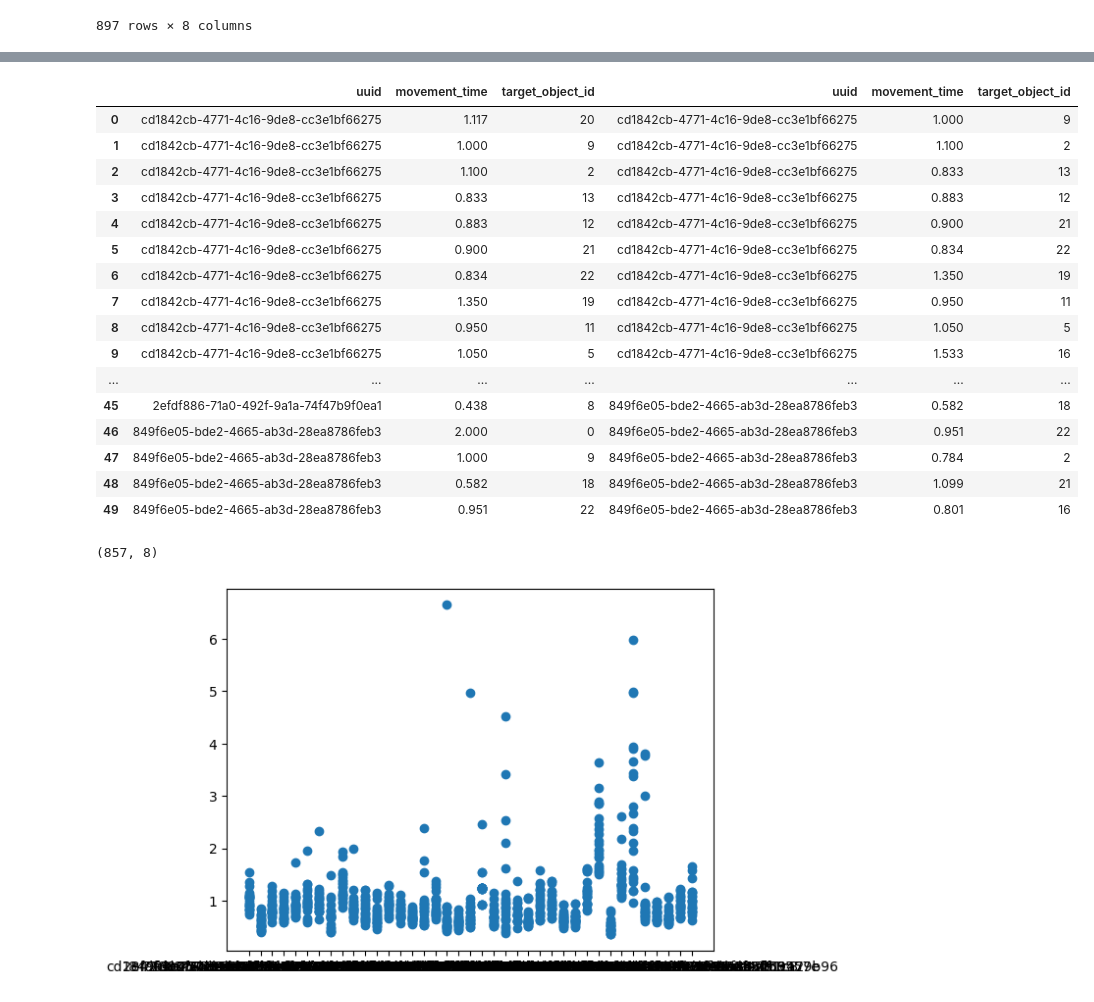
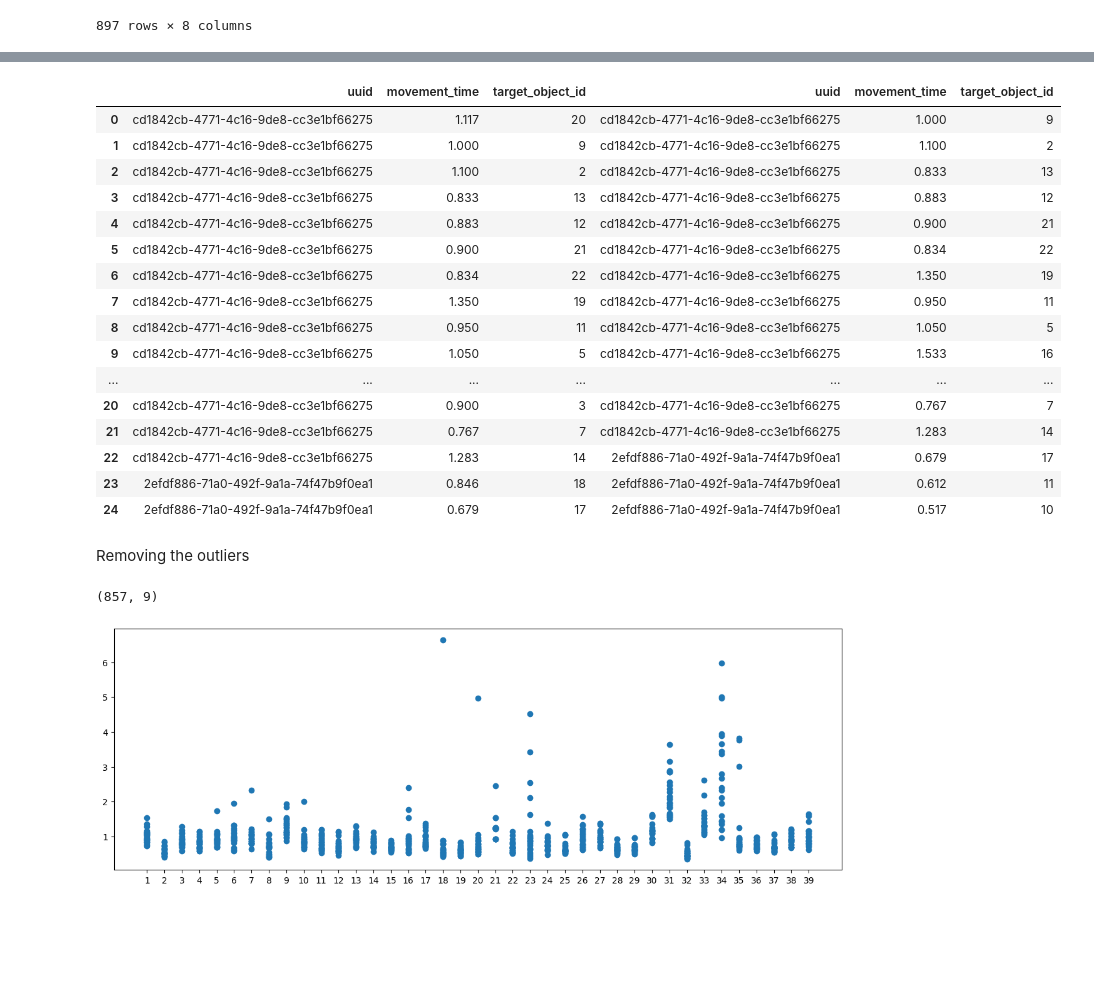
Before and after one commit to Baranuel/fitts-law-ML, a Jupyter notebook: fitts_law_ML.ipynb, the cells around one changed output, grey strips where cells are left out. Drawn from its saved outputs; the diff is of its cells as text; code cells hidden in the pictures; blank space fills up the shorter version.

```diff
--- a/fitts_law_ML.ipynb
+++ b/fitts_law_ML.ipynb
@@ -30 +103,7 @@ df.sort_values('movement_time', ascending=False)
+# %%
+# Create an index mapping for UUIDs to unique integers as strings
+uuid_to_index = {uuid: str(i) for i, uuid in enumerate(df['uuid'].unique(), start=1)}
+
+# Add a new column 'uuid_index' to the original DataFrame
+df['uuid_index'] = df['uuid'].map(uuid_to_index)
 # %%
@@ -40,21 +124,9 @@ pyplot.show()
 # %%
 # Remove the first entry for every user
-def remove_first_entry_per_user(dataframe):
-    drop_indices = []
-    seen = set()
-
-    for index, row in dataframe.iterrows():
-        uuid = row['uuid']
-        if uuid in seen:
-            continue
-        drop_indices.append(index)
-        seen.add(uuid)
-
-    return dataframe.drop(index=drop_indices).reset_index(drop=True)
-
-main_data = remove_first_entry_per_user(df)
+main_data = remove_first_entry_per_user(df).copy()
 main_data.shape
 
-pyplot.scatter(main_data['uuid'], main_data['movement_time'])
+pyplot.figure(figsize=(15, 5))
+pyplot.scatter(main_data['uuid_index'], main_data['movement_time'])
 # %% [output]
 <matplotlib.collections.PathCollection at 0x...>
@@ -62,34 +134,32 @@ pyplot.scatter(main_data['uuid'], main_data['movement_time'])
 # %%
-
 columns_to_show = ['uuid', 'movement_time', 'target_object_id']
-pd.concat([df[columns_to_show].head(50), main_data[columns_to_show].head(50)], axis=1)
+pd.concat([df[columns_to_show].head(25), main_data[columns_to_show].head(25)], axis=1)
 # %% [output]
 |  | uuid | movement_time | target_object_id | uuid | movement_time | target_object_id |
 | 0 | cd1842cb-4771-4c16-9de8-cc3e1bf66275 | 1.117 | 20 | cd1842cb-4771-4c16-9de8-cc3e1bf66275 | 1.000 | 9 |
 | 1 | cd1842cb-4771-4c16-9de8-cc3e1bf66275 | 1.000 | 9 | cd1842cb-4771-4c16-9de8-cc3e1bf66275 | 1.100 | 2 |
 | 2 | cd1842cb-4771-4c16-9de8-cc3e1bf66275 | 1.100 | 2 | cd1842cb-4771-4c16-9de8-cc3e1bf66275 | 0.833 | 13 |
 | 3 | cd1842cb-4771-4c16-9de8-cc3e1bf66275 | 0.833 | 13 | cd1842cb-4771-4c16-9de8-cc3e1bf66275 | 0.883 | 12 |
 | 4 | cd1842cb-4771-4c16-9de8-cc3e1bf66275 | 0.883 | 12 | cd1842cb-4771-4c16-9de8-cc3e1bf66275 | 0.900 | 21 |
 | 5 | cd1842cb-4771-4c16-9de8-cc3e1bf66275 | 0.900 | 21 | cd1842cb-4771-4c16-9de8-cc3e1bf66275 | 0.834 | 22 |
 | 6 | cd1842cb-4771-4c16-9de8-cc3e1bf66275 | 0.834 | 22 | cd1842cb-4771-4c16-9de8-cc3e1bf66275 | 1.350 | 19 |
 | 7 | cd1842cb-4771-4c16-9de8-cc3e1bf66275 | 1.350 | 19 | cd1842cb-4771-4c16-9de8-cc3e1bf66275 | 0.950 | 11 |
 | 8 | cd1842cb-4771-4c16-9de8-cc3e1bf66275 | 0.950 | 11 | cd1842cb-4771-4c16-9de8-cc3e1bf66275 | 1.050 | 5 |
 | 9 | cd1842cb-4771-4c16-9de8-cc3e1bf66275 | 1.050 | 5 | cd1842cb-4771-4c16-9de8-cc3e1bf66275 | 1.533 | 16 |
 | ... | ... | ... | ... | ... | ... | ... |
-| 45 | 2efdf886-71a0-492f-9a1a-74f47b9f0ea1 | 0.438 | 8 | 849f6e05-bde2-4665-ab3d-28ea8786feb3 | 0.582 | 18 |
-| 46 | 849f6e05-bde2-4665-ab3d-28ea8786feb3 | 2.000 | 0 | 849f6e05-bde2-4665-ab3d-28ea8786feb3 | 0.951 | 22 |
-| 47 | 849f6e05-bde2-4665-ab3d-28ea8786feb3 | 1.000 | 9 | 849f6e05-bde2-4665-ab3d-28ea8786feb3 | 0.784 | 2 |
-| 48 | 849f6e05-bde2-4665-ab3d-28ea8786feb3 | 0.582 | 18 | 849f6e05-bde2-4665-ab3d-28ea8786feb3 | 1.099 | 21 |
-| 49 | 849f6e05-bde2-4665-ab3d-28ea8786feb3 | 0.951 | 22 | 849f6e05-bde2-4665-ab3d-28ea8786feb3 | 0.801 | 16 |
+| 20 | cd1842cb-4771-4c16-9de8-cc3e1bf66275 | 0.900 | 3 | cd1842cb-4771-4c16-9de8-cc3e1bf66275 | 0.767 | 7 |
+| 21 | cd1842cb-4771-4c16-9de8-cc3e1bf66275 | 0.767 | 7 | cd1842cb-4771-4c16-9de8-cc3e1bf66275 | 1.283 | 14 |
+| 22 | cd1842cb-4771-4c16-9de8-cc3e1bf66275 | 1.283 | 14 | 2efdf886-71a0-492f-9a1a-74f47b9f0ea1 | 0.679 | 17 |
+| 23 | 2efdf886-71a0-492f-9a1a-74f47b9f0ea1 | 0.846 | 18 | 2efdf886-71a0-492f-9a1a-74f47b9f0ea1 | 0.612 | 11 |
+| 24 | 2efdf886-71a0-492f-9a1a-74f47b9f0ea1 | 0.679 | 17 | 2efdf886-71a0-492f-9a1a-74f47b9f0ea1 | 0.517 | 10 |
+# %% [markdown]
+Removing the outliers
 # %%
-MOVEMENT_TIME_THRESHOLD = 10
+data_cleaned = remove_high_mt_outliers(main_data, MOVEMENT_TIME_THRESHOLD).copy()
 
-def remove_high_mt_outliers(dataframe, threshold):
-    return dataframe[dataframe['movement_time'] <= threshold]
-
-data_cleaned = remove_high_mt_outliers(main_data, MOVEMENT_TIME_THRESHOLD)
-pyplot.scatter(data_cleaned['uuid'], data_cleaned['movement_time'])
+pyplot.figure(figsize=(15, 5))
+pyplot.scatter(data_cleaned['uuid_index'], data_cleaned['movement_time'])
 data_cleaned.shape
 # %% [output]
-(857, 8)
+(857, 9)
-[figure, old version]
+[figure, new version]
```
Also changed, not shown: parts of 33 cells of this notebook.
